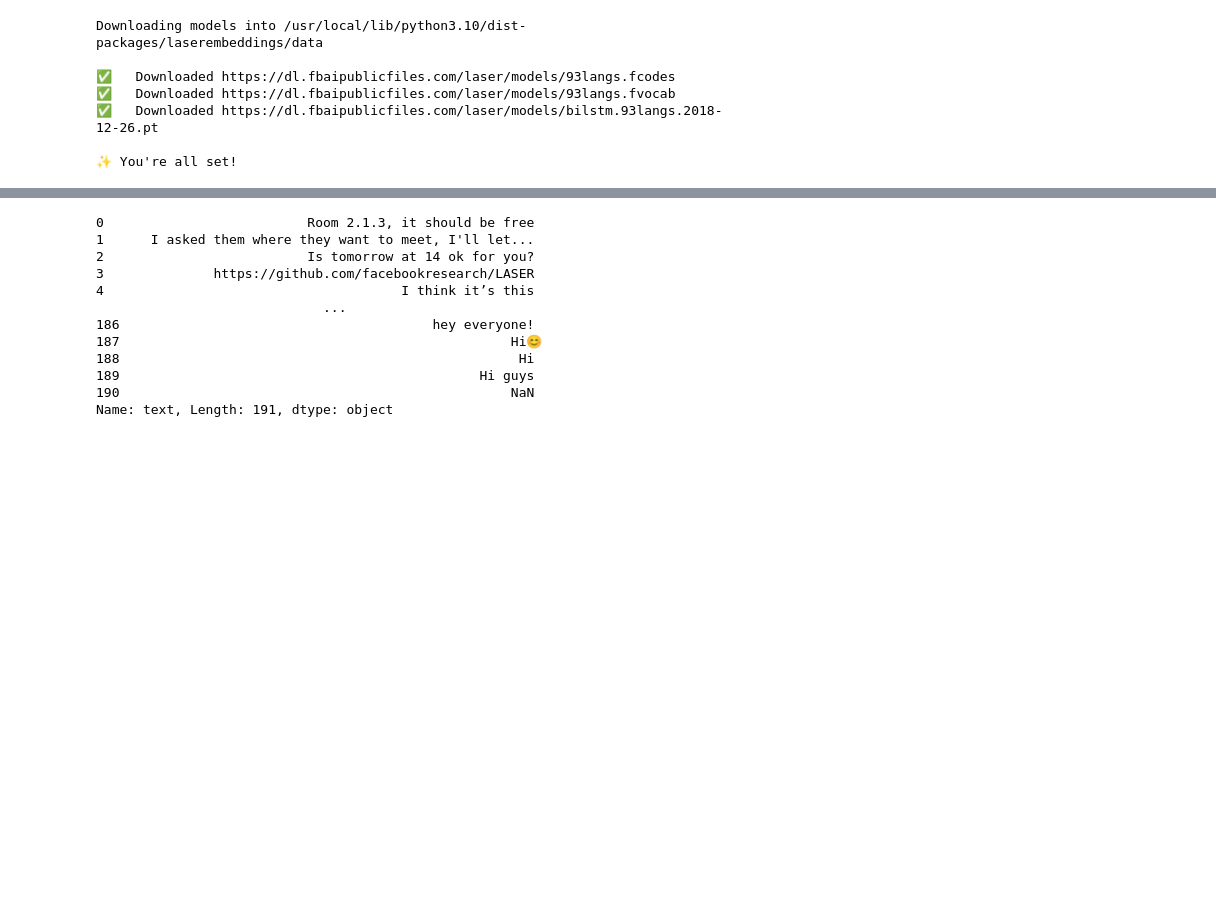
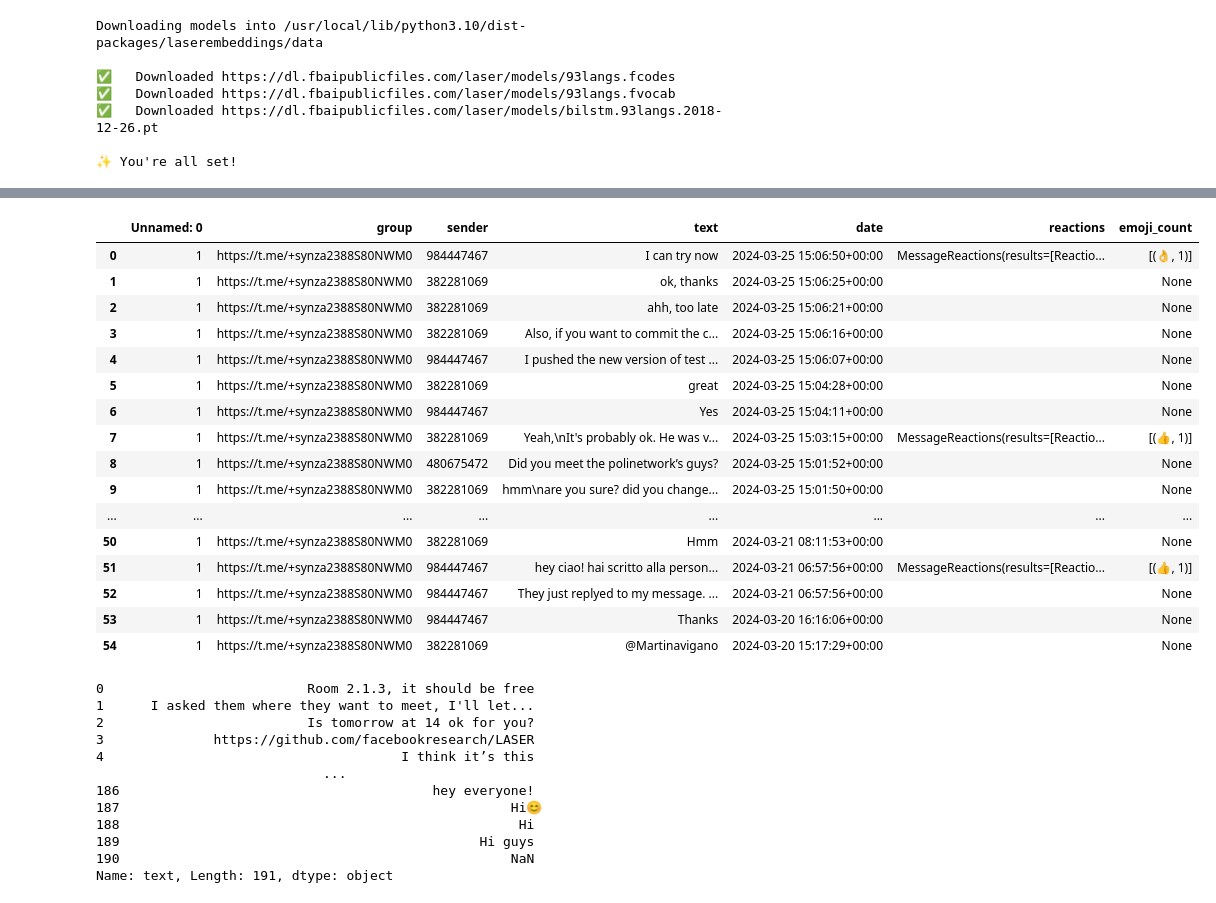
Before and after one commit to amirmosio/telegram-event-detection, a Jupyter notebook: sentence_embedding.ipynb, the cells around one changed output, grey strips where cells are left out. Cells and saved outputs as stored; diff of their text form; code cells hidden in the pictures; blank space fills up the shorter version.

Commit message:
Managed reaction

```diff
--- a/sentence_embedding.ipynb
+++ b/sentence_embedding.ipynb
@@ -44,0 +65,12 @@ dataframe = pd.read_csv('trial.csv')
+# %%
+import re
+def reactions_splitting(message):
+    pattern = r"emoticon=['\"](.*?)['\"].*?count=(\d+)"
+    matches = re.findall(pattern, message)
+    if matches:
+        return matches
+    else:
+        return None
+# %%
+dataframe['reactions'].fillna('', inplace=True)
+dataframe['emoji_count'] = dataframe['reactions'].apply(lambda x: reactions_splitting(x))
@@ -45,3 +106,23 @@ dataframe = pd.read_csv('trial.csv')
+# %%
+dataframe
+# %% [output]
+|  | Unnamed: 0 | group | sender | text | date | reactions | emoji_count |
+| 0 | 1 | https://t.me/+synza2388S80NWM0 | 984447467 | I can try now | 2024-03-25 15:06:50+00:00 | MessageReactions(results=[Reactio... | [(👌, 1)] |
+| 1 | 1 | https://t.me/+synza2388S80NWM0 | 382281069 | ok, thanks | 2024-03-25 15:06:25+00:00 |  | None |
+| 2 | 1 | https://t.me/+synza2388S80NWM0 | 382281069 | ahh, too late | 2024-03-25 15:06:21+00:00 |  | None |
+| 3 | 1 | https://t.me/+synza2388S80NWM0 | 382281069 | Also, if you want to commit the c... | 2024-03-25 15:06:16+00:00 |  | None |
+| 4 | 1 | https://t.me/+synza2388S80NWM0 | 984447467 | I pushed the new version of test ... | 2024-03-25 15:06:07+00:00 |  | None |
+| 5 | 1 | https://t.me/+synza2388S80NWM0 | 382281069 | great | 2024-03-25 15:04:28+00:00 |  | None |
+| 6 | 1 | https://t.me/+synza2388S80NWM0 | 984447467 | Yes | 2024-03-25 15:04:11+00:00 |  | None |
+| 7 | 1 | https://t.me/+synza2388S80NWM0 | 382281069 | Yeah,\nIt's probably ok. He was v... | 2024-03-25 15:03:15+00:00 | MessageReactions(results=[Reactio... | [(👍, 1)] |
+| 8 | 1 | https://t.me/+synza2388S80NWM0 | 480675472 | Did you meet the polinetwork’s guys? | 2024-03-25 15:01:52+00:00 |  | None |
+| 9 | 1 | https://t.me/+synza2388S80NWM0 | 382281069 | hmm\nare you sure? did you change... | 2024-03-25 15:01:50+00:00 |  | None |
+| ... | ... | ... | ... | ... | ... | ... | ... |
+| 50 | 1 | https://t.me/+synza2388S80NWM0 | 382281069 | Hmm | 2024-03-21 08:11:53+00:00 |  | None |
+| 51 | 1 | https://t.me/+synza2388S80NWM0 | 984447467 | hey ciao! hai scritto alla person... | 2024-03-21 06:57:56+00:00 | MessageReactions(results=[Reactio... | [(👍, 1)] |
+| 52 | 1 | https://t.me/+synza2388S80NWM0 | 984447467 | They just replyed to my message. ... | 2024-03-21 06:57:56+00:00 |  | None |
+| 53 | 1 | https://t.me/+synza2388S80NWM0 | 984447467 | Thanks | 2024-03-20 16:16:06+00:00 |  | None |
+| 54 | 1 | https://t.me/+synza2388S80NWM0 | 382281069 | @Martinavigano | 2024-03-20 15:17:29+00:00 |  | None |
 # %%
 texts = dataframe['text']
 print(texts)
```
Also changed, not shown: parts of 4 cells of this notebook, 3 other files.
